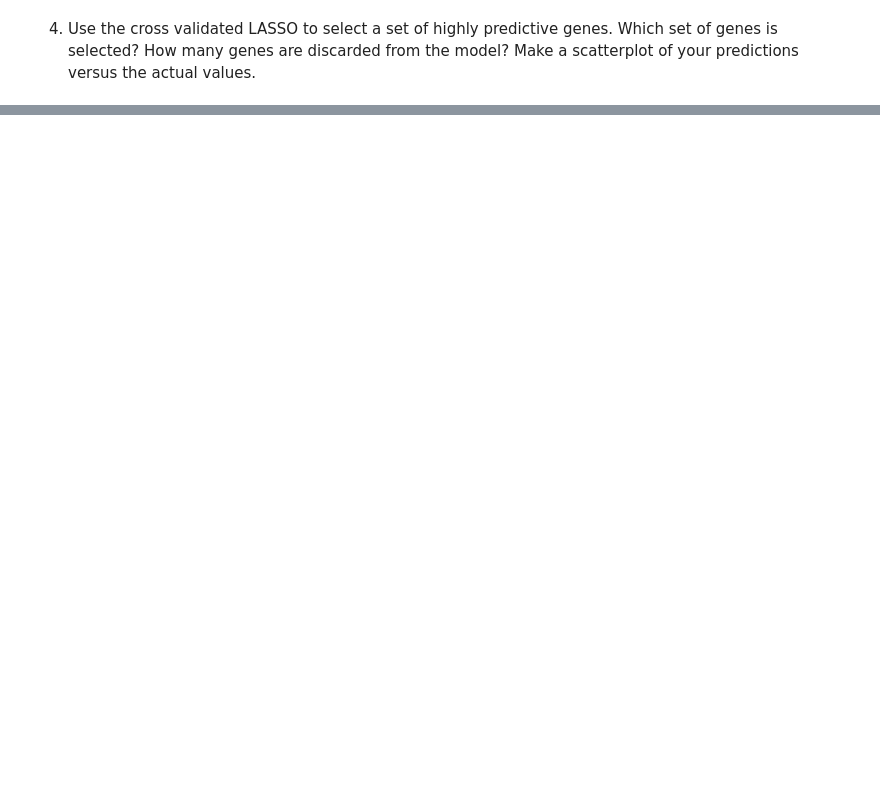
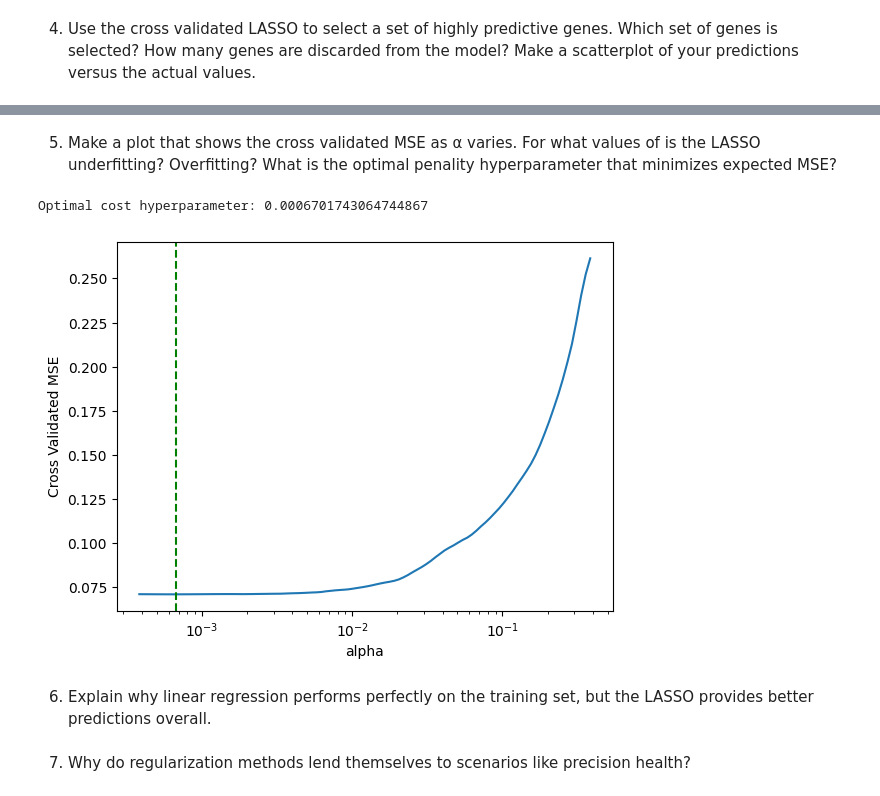
Before and after one commit to oliviapang/scratchpad, a Jupyter notebook: genomics_lab.ipynb, the cells around one changed output, grey strips where cells are left out. Cells and saved outputs as stored; diff of their text form; code cells hidden in the pictures; blank space fills up the shorter version.

```diff
--- a/genomics_lab.ipynb
+++ b/genomics_lab.ipynb
@@ -127,0 +195,18 @@ model = LassoCV(alphas = alpha_grid, cv = 10, random_state = 100)
+# %% [markdown]
+5. Make a plot that shows the cross validated MSE as α
+ varies. For what values of
+ is the LASSO underfitting? Overfitting? What is the optimal penality hyperparameter that minimizes expected MSE?
+# %%
+index_star = np.argmin(np.mean(lasso.mse_path_,axis=1) )
+alpha_star = lasso.alphas_[index_star]
+
+sns.lineplot( x=lasso.alphas_, y= np.mean(lasso.mse_path_,axis=1) )
+plt.axvline(x=alpha_star, color='green', linestyle='--',
+            linewidth=1.5)
+plt.xscale("log")
+plt.xlabel("alpha")
+plt.ylabel("Cross Validated MSE")
+print(f'Optimal cost hyperparameter: {alpha_star}')
+# %% [output]
+Optimal cost hyperparameter: 0.0006701743064744867
+[figure, added]
@@ -127,0 +218,2 @@ model = LassoCV(alphas = alpha_grid, cv = 10, random_state = 100)
+# %% [markdown]
+6. Explain why linear regression performs perfectly on the training set, but the LASSO provides better predictions overall.
@@ -127,0 +227,2 @@ model = LassoCV(alphas = alpha_grid, cv = 10, random_state = 100)
+# %% [markdown]
+7. Why do regularization methods lend themselves to scenarios like precision health?
```
Also changed, not shown: parts of 21 cells of this notebook.
